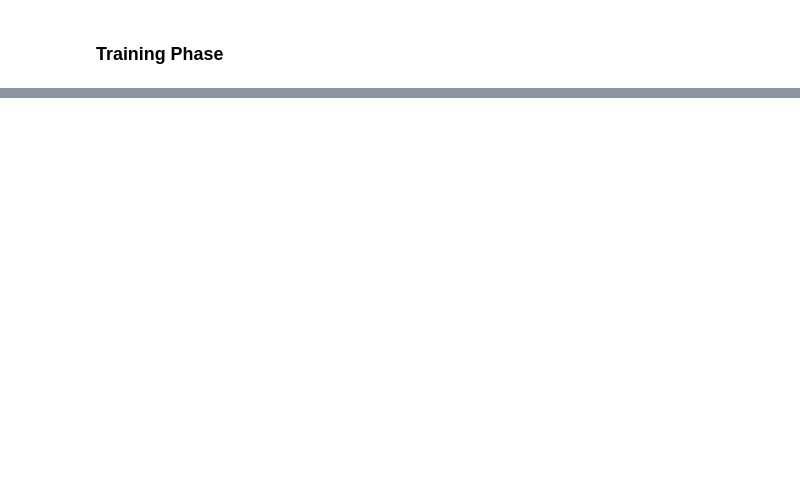
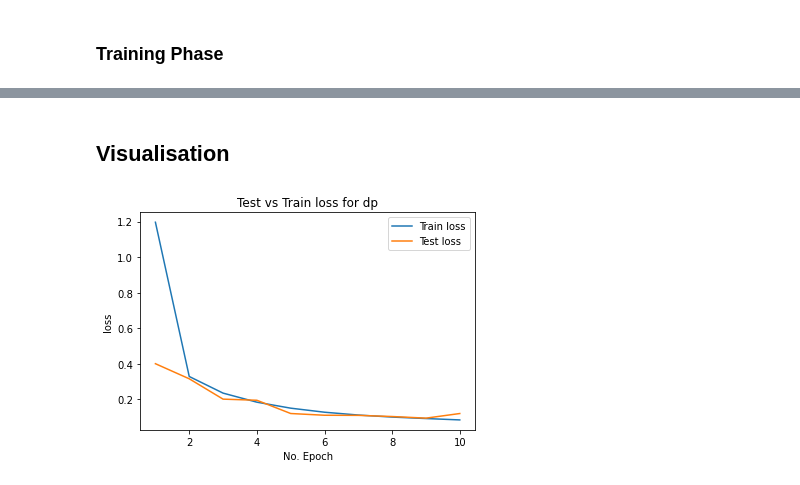
Before and after one commit to omofish/Diff-Privacy-RCP, a Jupyter notebook: Pysyft_Opacus_Impl/fl_test.ipynb, the cells around one changed output, grey strips where cells are left out. Drawn from its saved outputs; the diff is of its cells as text; code cells hidden in the pictures; blank space fills up the shorter version.

```diff
--- a/Pysyft_Opacus_Impl/fl_test.ipynb
+++ b/Pysyft_Opacus_Impl/fl_test.ipynb
@@ -1,4 +1,4 @@
 # %%
-epochs = 1
+epochs = 10
 # %% [markdown]
 # Federated Learning on MNIST using a CNN
@@ -116,7 +171,10 @@ def test(args, model, device, test_loader):
             correct += pred.eq(target.view_as(pred)).sum().item()
 
     test_loss /= len(test_loader.dataset)
+    test_acc = correct / len(test_loader.dataset)
 
     print('\nTest set: Average loss: {:.4f}, Accuracy: {}/{} ({:.0f}%)\n'.format(
         test_loss, correct, len(test_loader.dataset),
-        100. * correct / len(test_loader.dataset)))
+        100. * test_acc))
+
+    return test_acc, test_loss
@@ -204,0 +226,12 @@ def train_dp_better(args, model, device, federated_train_loader, optimizer, epoc
+# %%
+variants = ['dp', 'no_dp']
+phases = ['test', 'train']
+metrics = ['acc', 'loss']
+history = {}
+
+for v in variants:
+    for p in phases:
+        for m in metrics:
+            history[f'{p}_{m}_{v}'] = np.zeros((epochs))
+
+print(history)
@@ -233,0 +307,28 @@ Wall time: 2min 2s
+# %% [markdown]
+## Visualisation
+# %%
+def plot_test_train_graph(dp_suffix, metric):
+    '''
+    Plots and saves test train graphs for each metric
+    using_DP: 'dp', 'no_dp'
+    metric: 'acc', 'loss'
+    '''
+
+    train_metric = history[f'train_{metric}_{dp_suffix}']
+    test_metric = history[f'test_{metric}_{dp_suffix}']
+    plt.plot(range(1, len(train_metric) + 1),
+                train_metric, label=f'Train {metric}')
+    plt.plot(range(1, len(test_metric) + 1), test_metric, label=f'Test {metric}')
+    plt.title(f'Test vs Train {metric} for {dp_suffix}')
+    plt.ylabel(metric)
+    plt.xlabel('No. Epoch')
+    plt.legend()
+    plt.savefig(
+        f'./results/vis_{metric}_{dp_suffix}.png'
+    )
+    plt.show()
+    plt.close()
+# %%
+plot_test_train_graph('dp', 'loss')
+# %% [output]
+[figure, added]
```
Also changed, not shown: parts of 21 cells of this notebook, 8 other files.
